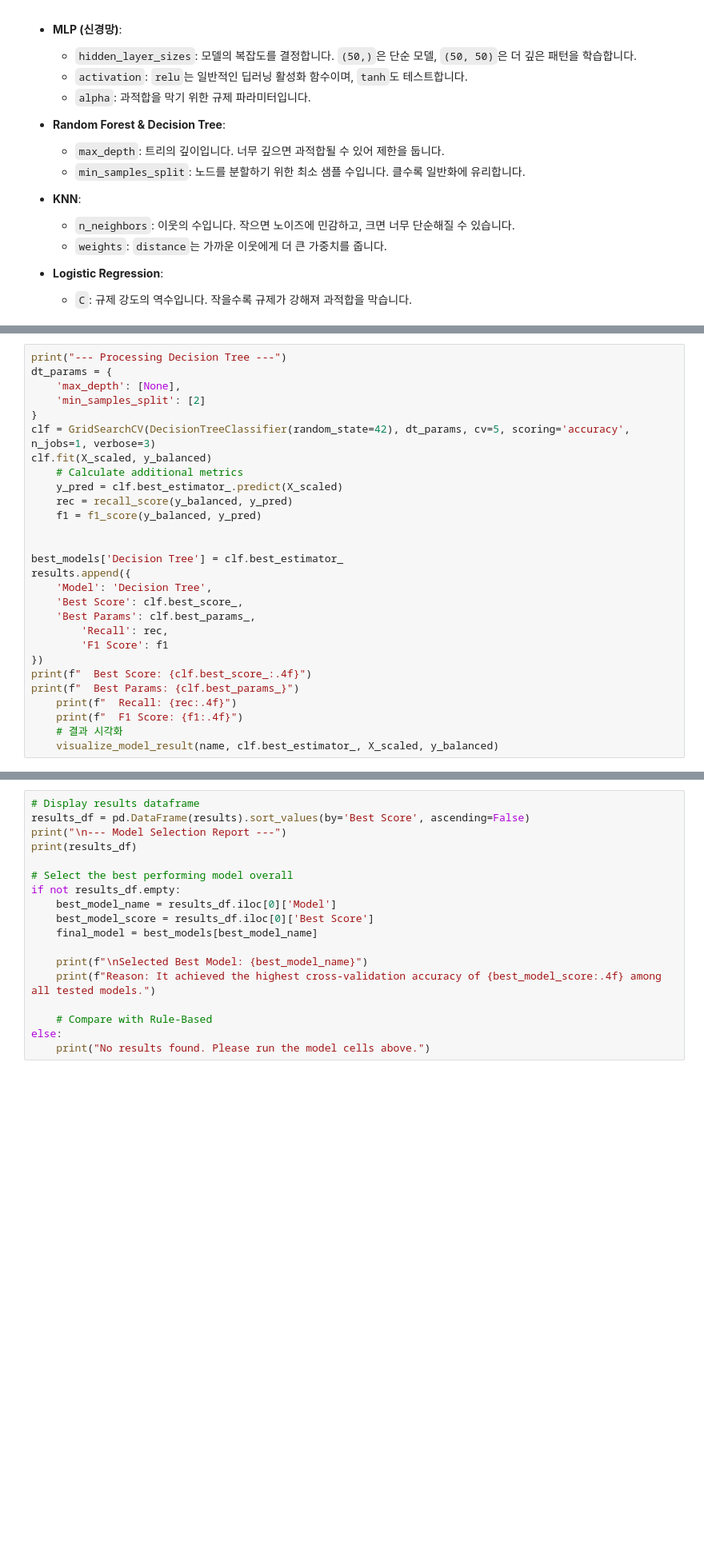
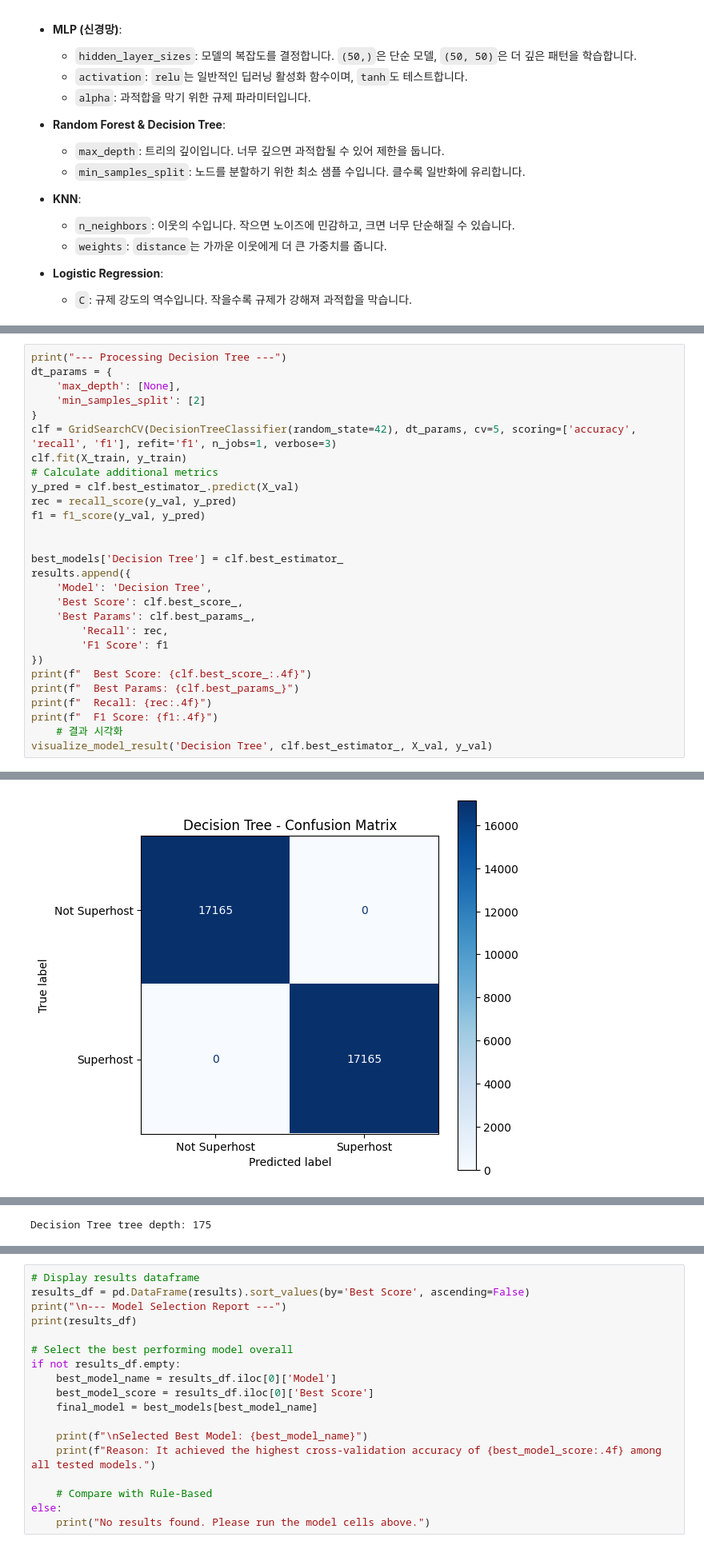
Before and after one commit to YJ99Son/ba2_project2, a Jupyter notebook: processing.ipynb, the cells around one changed output, grey strips where cells are left out. Shown at 80% size. Saved outputs shown, nothing was run; the diff lists cells and outputs as text; blank space fills up the shorter version.

```diff
--- a/processing.ipynb
+++ b/processing.ipynb
@@ -321,12 +413,12 @@ dt_params = {
     'max_depth': [None],
     'min_samples_split': [2]
 }
-clf = GridSearchCV(DecisionTreeClassifier(random_state=42), dt_params, cv=5, scoring='accuracy', n_jobs=1, verbose=3)
-clf.fit(X_scaled, y_balanced)
-    # Calculate additional metrics
-    y_pred = clf.best_estimator_.predict(X_scaled)
-    rec = recall_score(y_balanced, y_pred)
-    f1 = f1_score(y_balanced, y_pred)
+clf = GridSearchCV(DecisionTreeClassifier(random_state=42), dt_params, cv=5, scoring=['accuracy', 'recall', 'f1'], refit='f1', n_jobs=1, verbose=3)
+clf.fit(X_train, y_train)
+# Calculate additional metrics
+y_pred = clf.best_estimator_.predict(X_val)
+rec = recall_score(y_val, y_pred)
+f1 = f1_score(y_val, y_pred)
 
 
 best_models['Decision Tree'] = clf.best_estimator_
@@ -339,7 +431,8 @@ results.append({
 })
 print(f"  Best Score: {clf.best_score_:.4f}")
 print(f"  Best Params: {clf.best_params_}")
-    print(f"  Recall: {rec:.4f}")
-    print(f"  F1 Score: {f1:.4f}")
+print(f"  Recall: {rec:.4f}")
+print(f"  F1 Score: {f1:.4f}")
     # 결과 시각화
-    visualize_model_result(name, clf.best_estimator_, X_scaled, y_balanced)
+visualize_model_result('Decision Tree', clf.best_estimator_, X_val, y_val)
+# %% [output]
@@ -345,0 +452 @@ print(f"  Best Params: {clf.best_params_}")
+[figure, added]
@@ -345,0 +455 @@ print(f"  Best Params: {clf.best_params_}")
+Decision Tree tree depth: 175
```
Also changed, not shown: parts of 18 cells of this notebook, 43 other files.
